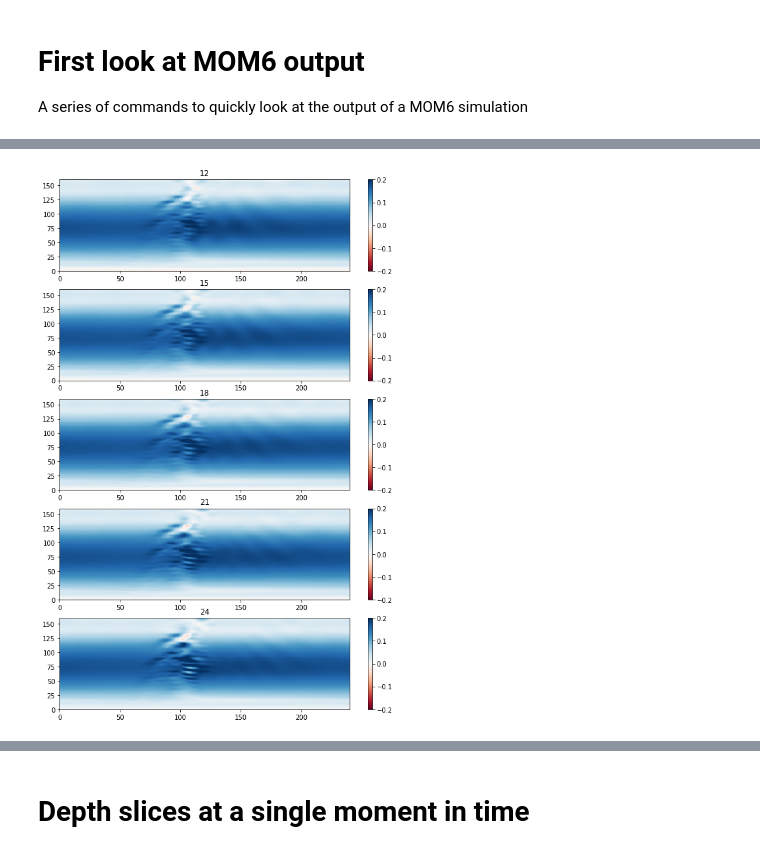
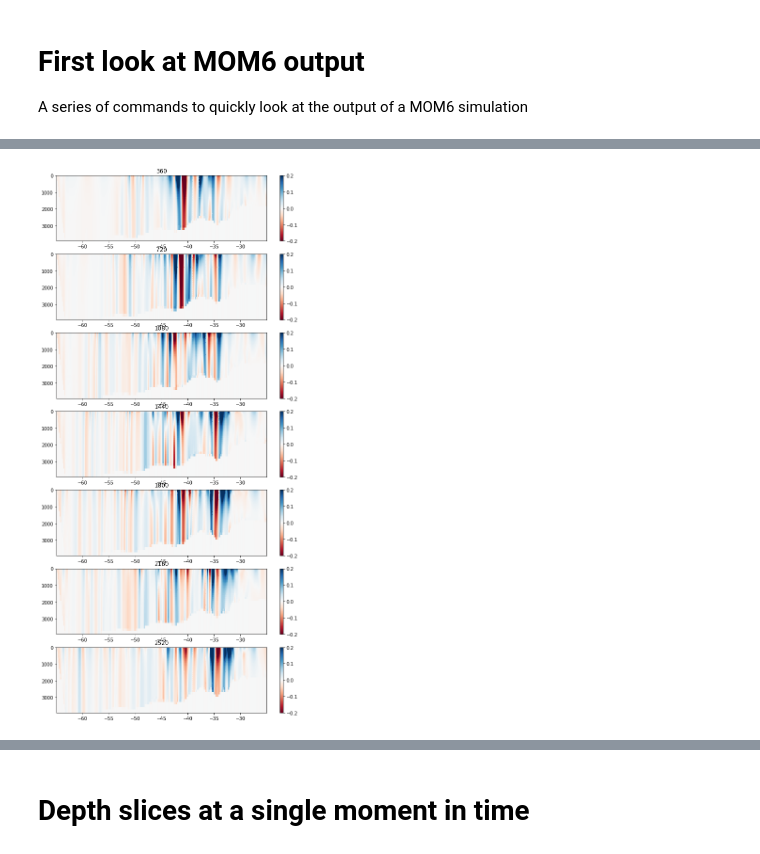
Before and after one commit to gmacgilchrist/MOM6_analysis, a Jupyter notebook: draw_mom6-out_prelim.ipynb, the cells around one changed output, grey strips where cells are left out. Drawn from its saved outputs; the diff is of its cells as text; code cells hidden in the pictures.

```diff
--- a/draw_mom6-out_prelim.ipynb
+++ b/draw_mom6-out_prelim.ipynb
@@ -8,8 +8,9 @@ import xarray as xr
 import cftime
 # %%
 rootdir = '/archive/gam/MOM6/'
-config = 'channel/4th-deg'
+config = 'channel/8th-deg'
 filename_prog = 'prog.nc'
+filename_prog_2d = 'prog_2d.nc'
 filename_vgrid = 'Vertical_coordinate.nc'
 filename_hgrid = 'ocean_geometry.nc'
 filename_stats = 'ocean.stats.nc'
@@ -58 +58,6 @@ Attributes:
+# %%
+hgrid=xr.open_dataset(rootdir+config+'/'+filename_hgrid)
+vgrid=xr.open_dataset(rootdir+config+'/'+filename_vgrid)
+#print(hgrid)
+#print(vgrid)
 # %% [markdown]
@@ -74 +77,3 @@ get_times = [12,15,18,21,24]
+# %%
+get_times = [360,720,1080,1440,1800,2160,2520]
 # %%
@@ -78,4 +103,16 @@ draw_var_times(var=prog.SSH,clim=[-1,1],times=get_times,invert=False)
+# %%
+# Plan view of  of variable at start and end of simulation
+def draw_var_times_latdep(var,clim,times,invert):
+    nt = np.size(times)
+    fig,ax = plt.subplots(figsize=(10,3*nt),nrows=np.size(times))
+    for t in range(nt):
+        im = ax[t].pcolormesh(hgrid.lath,vgrid.Layer,var.sel(Time=times[t],method='nearest'),cmap="RdBu")
+        im.set_clim(vmin=clim[0],vmax=clim[1])
+        cbar = plt.colorbar(im,ax=ax[t])
+        ax[t].set_title(times[t])
+        if invert:
+            ax[t].invert_yaxis()
 # %%
-draw_var_times(var=prog.u.isel(zl=0),clim=[-0.2,0.2],times=get_times,invert=False)
+draw_var_times_latdep(var=prog.u.isel(xq=240),clim=[-0.2,0.2],times=get_times,invert=True)
 # %% [output]
-[figure, old version]
+[figure, new version]
```
Also changed, not shown: parts of 20 cells of this notebook.
